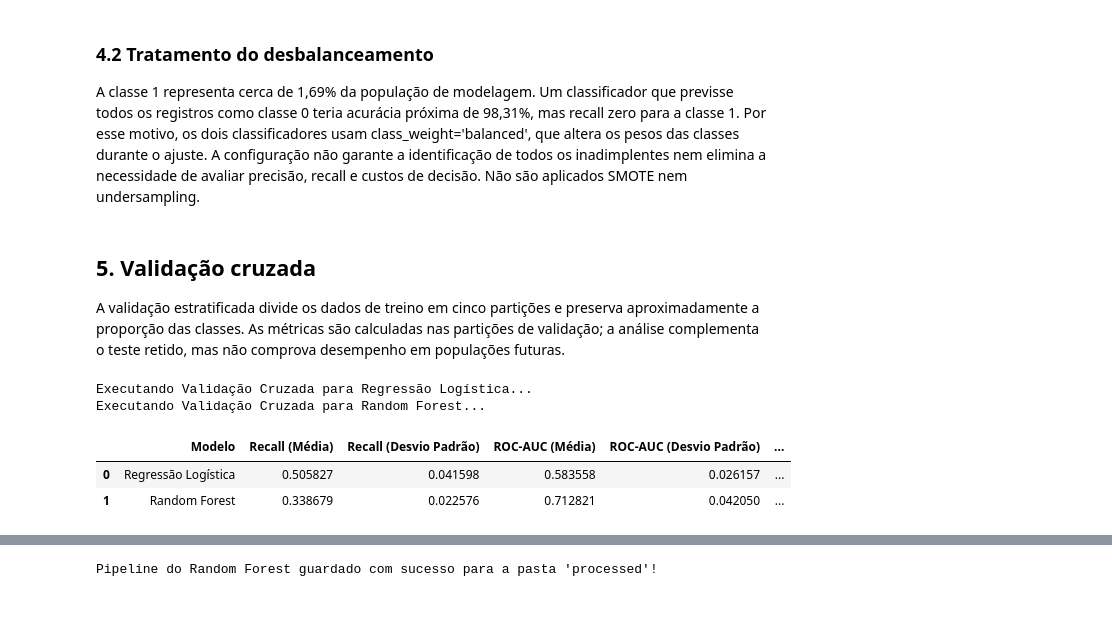
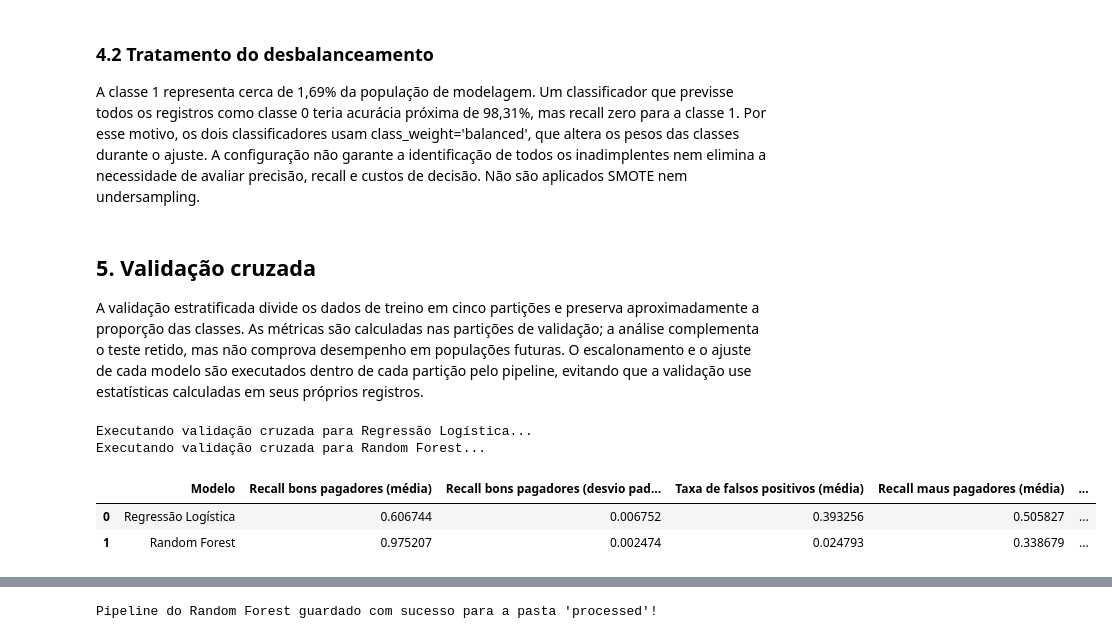
Before and after one commit to fagnermacedo/tech-challenge-fase2, a Jupyter notebook: notebooks/03_modelagem.ipynb, the cells around one changed output, grey strips where cells are left out. Cells and saved outputs as stored; diff of their text form; code cells hidden in the pictures; blank space fills up the shorter version.

```diff
--- a/notebooks/03_modelagem.ipynb
+++ b/notebooks/03_modelagem.ipynb
@@ -294,53 +320,63 @@ A classe 1 representa cerca de 1,69% da população de modelagem. Um classificad
 <a id="model-cv"></a>
 ## 5. Validação cruzada
 
-A validação estratificada divide os dados de treino em cinco partições e preserva aproximadamente a proporção das classes. As métricas são calculadas nas partições de validação; a análise complementa o teste retido, mas não comprova desempenho em populações futuras.
+A validação estratificada divide os dados de treino em cinco partições e preserva aproximadamente a proporção das classes. As métricas são calculadas nas partições de validação; a análise complementa o teste retido, mas não comprova desempenho em populações futuras. O escalonamento e o ajuste de cada modelo são executados dentro de cada partição pelo pipeline, evitando que a validação use estatísticas calculadas em seus próprios registros.
 # %%
 from sklearn.model_selection import cross_validate, StratifiedKFold
+from sklearn.metrics import make_scorer, precision_score, recall_score
 import pandas as pd
 import numpy as np
 
-# 1. Configurando a validação cruzada estratificada (5 partições)
+# Cinco partições estratificadas para comparar os modelos apenas no treino.
 skf = StratifiedKFold(n_splits=5, shuffle=True, random_state=42)
 
-# 2. Definindo as métricas de avaliação (foco na classe minoritária)
-scoring = ['recall', 'f1', 'roc_auc']
+# O recall da classe 0 é a métrica principal; as métricas da classe 1 mostram o compromisso.
+scoring = {
+    'recall_bons_pagadores': make_scorer(recall_score, pos_label=0),
+    'recall_maus_pagadores': make_scorer(recall_score, pos_label=1),
+    'precision_maus_pagadores': make_scorer(precision_score, pos_label=1, zero_division=0),
+    'f1_maus_pagadores': 'f1',
+    'roc_auc': 'roc_auc'
+}
 
-# Dicionário para armazenar os resultados temporariamente
 resultados_cv = {}
+for nome_modelo, pipeline in [
+    ('Regressão Logística', pipeline_lr),
+    ('Random Forest', pipeline_rf)
+]:
+    print(f"Executando validação cruzada para {nome_modelo}...")
+    resultados_cv[nome_modelo] = cross_validate(
+        pipeline,
+        X_train,
+        y_train,
+        cv=skf,
+        scoring=scoring,
+        return_train_score=False
+    )
 
-# 3. Executando para a Regressão Logística
-print("Executando Validação Cruzada para Regressão Logística...")
-cv_log_reg = cross_validate(pipeline_lr, X_train, y_train, cv=skf, scoring=scoring, return_train_score=False)
-resultados_cv['Regressão Logística'] = cv_log_reg
-
-# 4. Executando para o Random Forest (CORRIGIDO: utilizando o pipeline_rf)
-print("Executando Validação Cruzada para Random Forest...")
-cv_rf = cross_validate(pipeline_rf, X_train, y_train, cv=skf, scoring=scoring, return_train_score=False)
-resultados_cv['Random Forest'] = cv_rf
-
-# 5. Função para compilar e formatar os resultados em uma tabela legível
 def compilar_resultados_cv(resultados_dict):
     linhas = []
-    for modelo, cv_results in resultados_dict.items():
-        linha = {
-            'Modelo': modelo,
-            'Recall (Média)': np.mean(cv_results['test_recall']),
-            'Recall (Desvio Padrão)': np.std(cv_results['test_recall']),
-            'ROC-AUC (Média)': np.mean(cv_results['test_roc_auc']),
-            'ROC-AUC (Desvio Padrão)': np.std(cv_results['test_roc_auc']),
-            'F1-Score (Média)': np.mean(cv_results['test_f1'])
-        }
-        linhas.append(linha)
+    for nome_modelo, cv_results in resultados_dict.items():
+        recall_bons = cv_results['test_recall_bons_pagadores']
+        linhas.append({
+            'Modelo': nome_modelo,
+            'Recall bons pagadores (média)': np.mean(recall_bons),
+            'Recall bons pagadores (desvio padrão)': np.std(recall_bons),
+            'Taxa de falsos positivos (média)': 1 - np.mean(recall_bons),
+            'Recall maus pagadores (média)': np.mean(cv_results['test_recall_maus_pagadores']),
+            'Precisão maus pagadores (média)': np.mean(cv_results['test_precision_maus_pagadores']),
+            'F1 maus pagadores (média)': np.mean(cv_results['test_f1_maus_pagadores']),
+            'ROC-AUC (média)': np.mean(cv_results['test_roc_auc']),
+            'ROC-AUC (desvio padrão)': np.std(cv_results['test_roc_auc'])
+        })
     return pd.DataFrame(linhas)
 
-# Gerando a tabela comparativa
 df_resultados_cv = compilar_resultados_cv(resultados_cv)
 display(df_resultados_cv)
 # %% [output]
-Executando Validação Cruzada para Regressão Logística...
-Executando Validação Cruzada para Random Forest...
+Executando validação cruzada para Regressão Logística...
+Executando validação cruzada para Random Forest...
-|  | Modelo | Recall (Média) | Recall (Desvio Padrão) | ROC-AUC (Média) | ROC-AUC (Desvio Padrão) | ... |
-| 0 | Regressão Logística | 0.505827 | 0.041598 | 0.583558 | 0.026157 | ... |
-| 1 | Random Forest | 0.338679 | 0.022576 | 0.712821 | 0.042050 | ... |
+|  | Modelo | Recall bons pagadores (média) | Recall bons pagadores (desvio pad... | Taxa de falsos positivos (média) | Recall maus pagadores (média) | ... |
+| 0 | Regressão Logística | 0.606744 | 0.006752 | 0.393256 | 0.505827 | ... |
+| 1 | Random Forest | 0.975207 | 0.002474 | 0.024793 | 0.338679 | ... |
 # %% [markdown]
```
Also changed, not shown: parts of 11 cells of this notebook, 4 other files.
